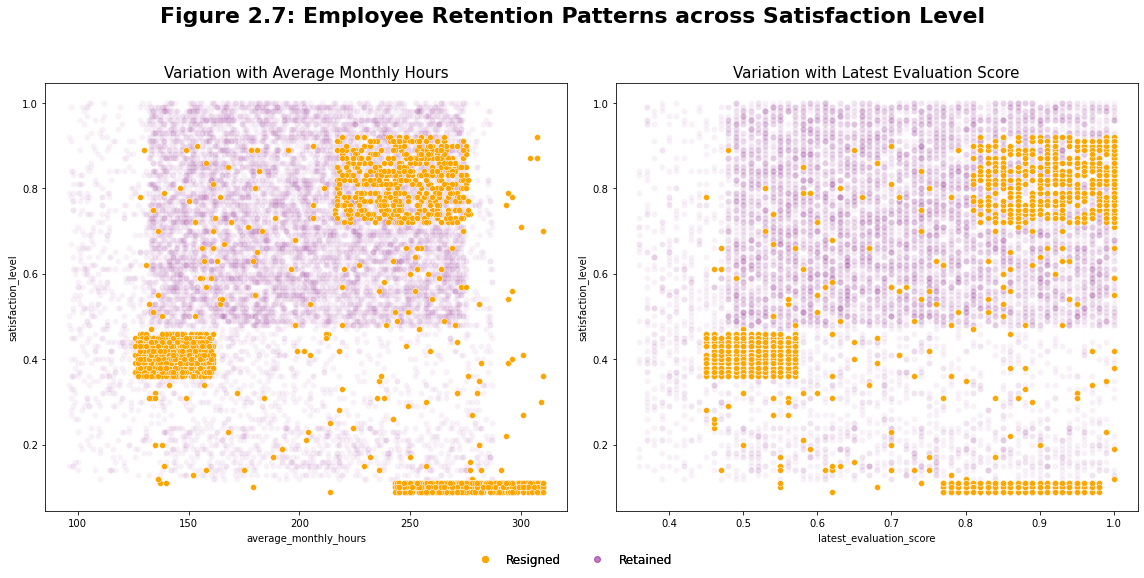
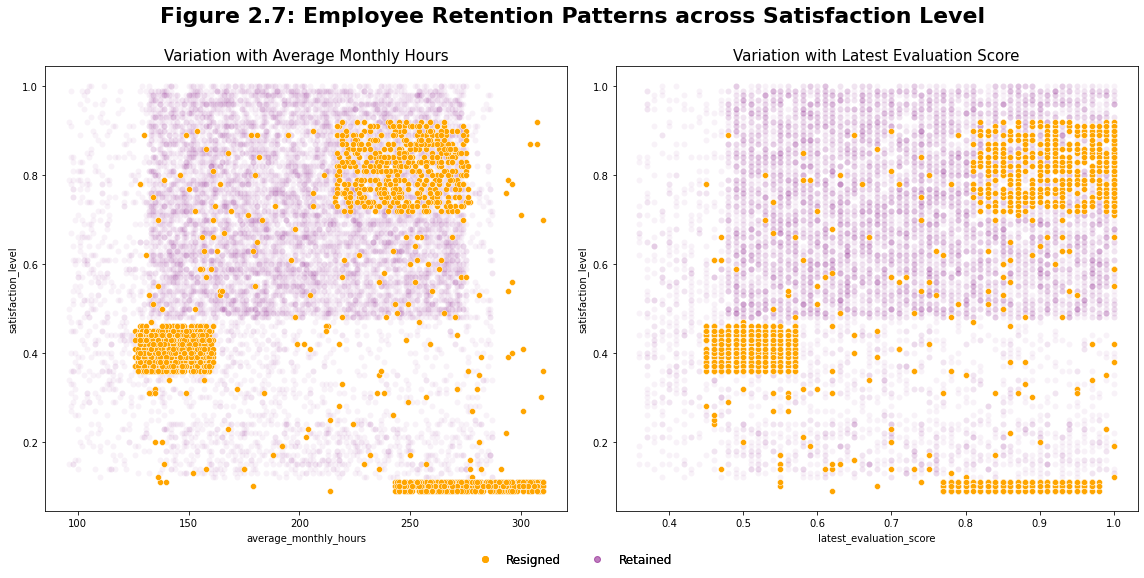
Code edit (unified diff) that turned the first committed figure into the second:
--- before
+++ after
@@ -5,3 +5,3 @@
 scatterplt("latest_evaluation_score","satisfaction_level",1)
 fig.suptitle("Figure 2.7: Employee Retention Patterns across Satisfaction Level",fontsize=22, fontweight='bold')
-plt.tight_layout(rect=[0, 0.03, 1, 0.95])
+plt.tight_layout(rect=[0, 0.03, 1, 0.98])

Commit: barplot